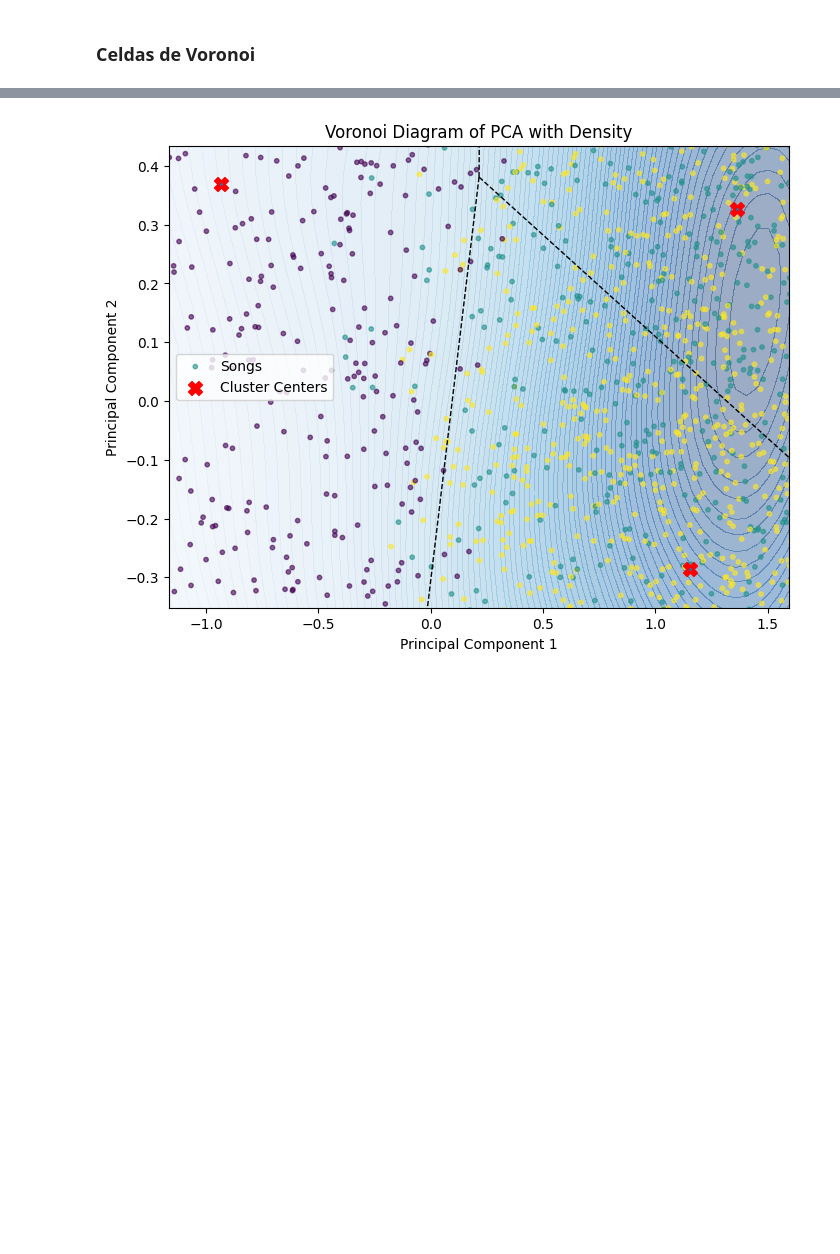
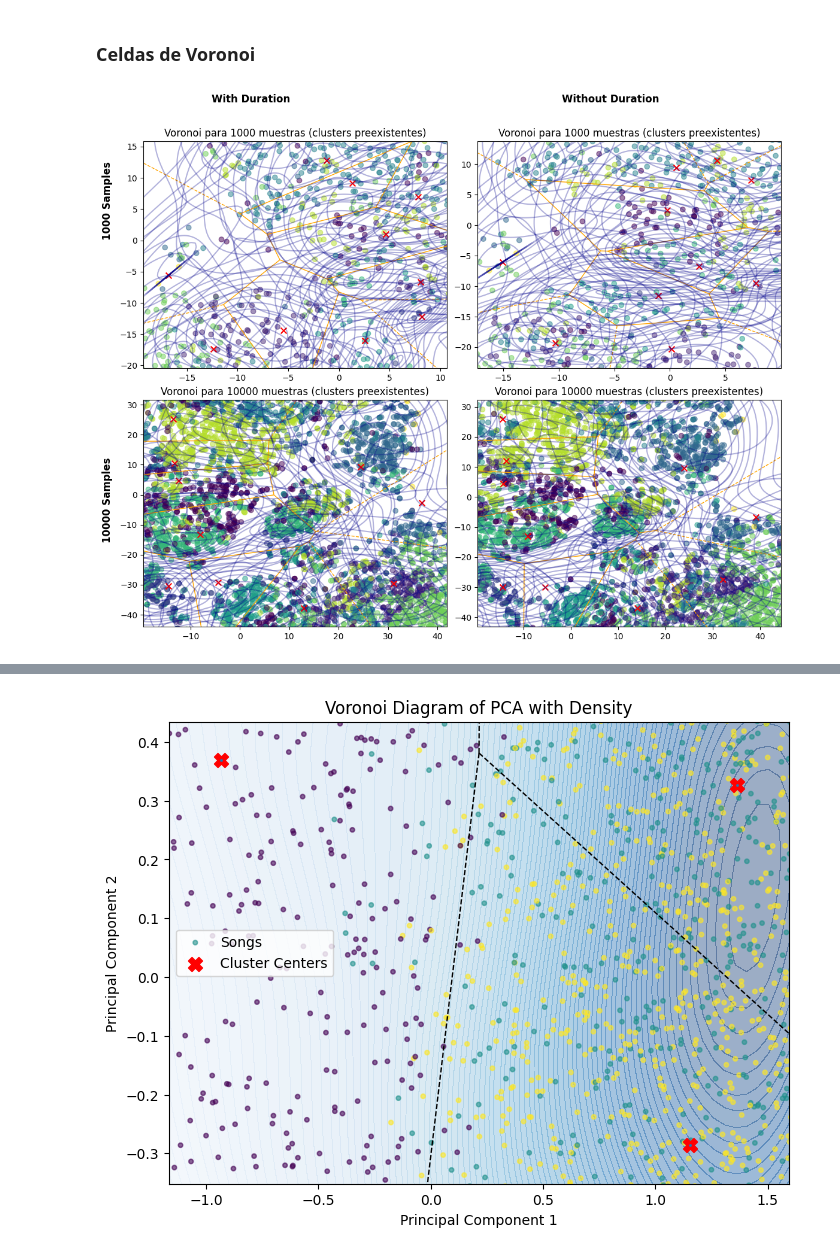
Before and after one commit to enekobarod/Suggestify, a Jupyter notebook: Suggestify/Suggestify.ipynb, the cells around one changed output, grey strips where cells are left out. Saved outputs shown, nothing was run; the diff lists cells and outputs as text; code cells hidden in the pictures; blank space fills up the shorter version.

```diff
--- a/Suggestify/Suggestify.ipynb
+++ b/Suggestify/Suggestify.ipynb
@@ -333,3 +397,29 @@ plt.show()
+# %%
+# Create the 2x2 layout
+fig, axes = plt.subplots(2, 2, figsize=(12, 10))
+
+plot_voronoi(1000, numerical_features, ax=axes[0, 0])
+plot_voronoi(1000, numerical_features_no_duration, ax=axes[0, 1])
+plot_voronoi(10000, numerical_features, ax=axes[1, 0])
+plot_voronoi(10000, numerical_features_no_duration, ax=axes[1, 1])
+
+# Add column titles
+fig.text(0.25, 0.92, "With Duration", ha='center', va='center',
+         fontsize=12, fontweight='bold')
+fig.text(0.75, 0.92, "Without Duration", ha='center', va='center',
+         fontsize=12, fontweight='bold')
+
+# Add row labels
+fig.text(0.05, 0.75, "1000 Samples", ha='center', va='center',
+         rotation='vertical', fontsize=12, fontweight='bold')
+fig.text(0.05, 0.25, "10000 Samples", ha='center', va='center',
+         rotation='vertical', fontsize=12, fontweight='bold')
+
+plt.tight_layout()
+plt.subplots_adjust(top=0.85, left=0.1)  # Adjust margins
+plt.show()
+# %% [output]
+[figure, added]
 # %%
 df_sample_voronoi = df_sample.iloc[:1000].copy()
 df_sample_voronoi['cluster'] = kmeans.fit_predict(df_pca[:1000])  # <-- usa PCA aquí
```
Also changed, not shown: parts of 19 cells of this notebook.
